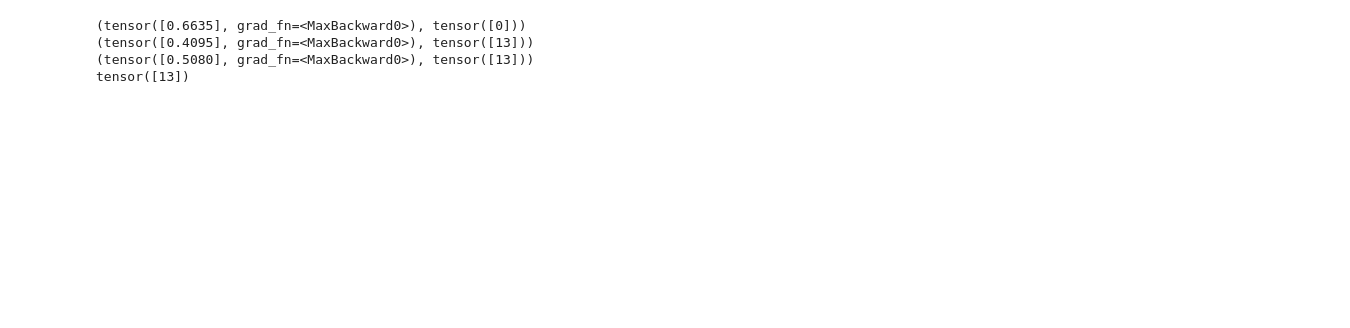
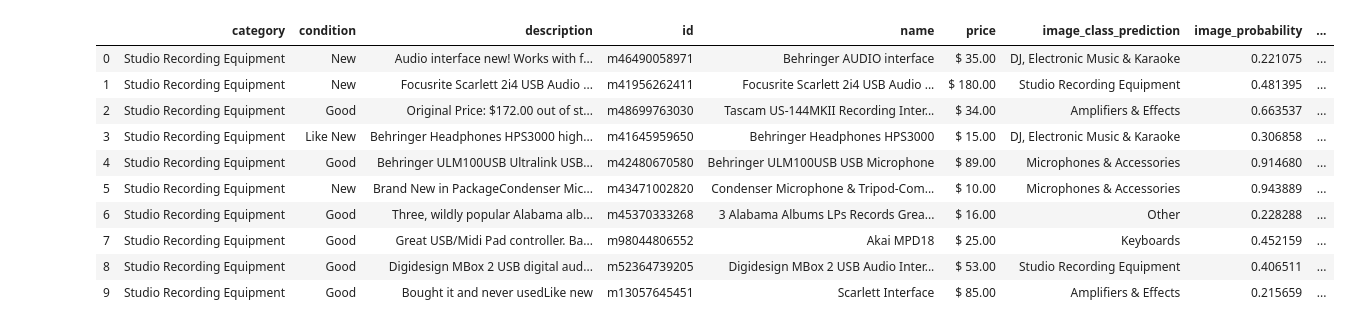
Before and after one commit to IvanIlnytskyi/Item-Anomaly-Detection, a Jupyter notebook: Anomaly detection.ipynb, the cells around one changed output. Cells and saved outputs as stored; diff of their text form; code cells hidden in the pictures; blank space fills up the shorter version.

Commit message:
added postprocessing file

```diff
--- a/Anomaly detection.ipynb
+++ b/Anomaly detection.ipynb
@@ -100,10 +0,0 @@ tensor([[1.8043e-01, 1.9850e-03, 4.4939e-03, 5.0106e-04, 1.2945e-01, 6.2730e-06,
-# %%
-print(torch.max(F.softmax(image_out,dim=1),1))
-print(torch.max(F.softmax(desc_out,dim=1),1))
-print(torch.max(F.softmax(title_out,dim=1),1))
-print(gt)
-# %% [output]
-(tensor([0.6635], grad_fn=<MaxBackward0>), tensor([0]))
-(tensor([0.4095], grad_fn=<MaxBackward0>), tensor([13]))
-(tensor([0.5080], grad_fn=<MaxBackward0>), tensor([13]))
-tensor([13])
@@ -113,0 +5,4 @@ img = torchvision.transforms.functional.to_pil_image(image)
+# %%
+initial_data = pd.read_csv('../data/products_cleaned.csv')
+postprocessing = pd.read_csv('../data/postprocessing.csv')
+df = initial_data.join(postprocessing.set_index('id'), on='id')
@@ -114 +14,15 @@ img = torchvision.transforms.functional.to_pil_image(image)
+# %%
+df.head(10)
+# %% [output]
+|  | category | condition | description | id | name | price | image_class_prediction | image_probability | ... |
+| 0 | Studio Recording Equipment | New | Audio interface new! Works with f... | m46490058971 | Behringer AUDIO interface | $ 35.00 | DJ, Electronic Music & Karaoke | 0.221075 | ... |
+| 1 | Studio Recording Equipment | New | Focusrite Scarlett 2i4 USB Audio ... | m41956262411 | Focusrite Scarlett 2i4 USB Audio ... | $ 180.00 | Studio Recording Equipment | 0.481395 | ... |
+| 2 | Studio Recording Equipment | Good | Original Price: $172.00 out of st... | m48699763030 | Tascam US-144MKII Recording Inter... | $ 34.00 | Amplifiers & Effects | 0.663537 | ... |
+| 3 | Studio Recording Equipment | Like New | Behringer Headphones HPS3000 high... | m41645959650 | Behringer Headphones HPS3000 | $ 15.00 | DJ, Electronic Music & Karaoke | 0.306858 | ... |
+| 4 | Studio Recording Equipment | Good | Behringer ULM100USB Ultralink USB... | m42480670580 | Behringer ULM100USB USB Microphone | $ 89.00 | Microphones & Accessories | 0.914680 | ... |
+| 5 | Studio Recording Equipment | New | Brand New in PackageCondenser Mic... | m43471002820 | Condenser Microphone & Tripod-Com... | $ 10.00 | Microphones & Accessories | 0.943889 | ... |
+| 6 | Studio Recording Equipment | Good | Three, wildly popular Alabama alb... | m45370333268 | 3 Alabama Albums LPs Records Grea... | $ 16.00 | Other | 0.228288 | ... |
+| 7 | Studio Recording Equipment | Good | Great USB/Midi Pad controller. Ba... | m98044806552 | Akai MPD18 | $ 25.00 | Keyboards | 0.452159 | ... |
+| 8 | Studio Recording Equipment | Good | Digidesign MBox 2 USB digital aud... | m52364739205 | Digidesign MBox 2 USB Audio Inter... | $ 53.00 | Studio Recording Equipment | 0.406511 | ... |
+| 9 | Studio Recording Equipment | Good | Bought it and never usedLike new | m13057645451 | Scarlett Interface | $ 85.00 | Amplifiers & Effects | 0.215659 | ... |
 # %%
```
Also changed, not shown: parts of 16 cells of this notebook, 2 other files.
